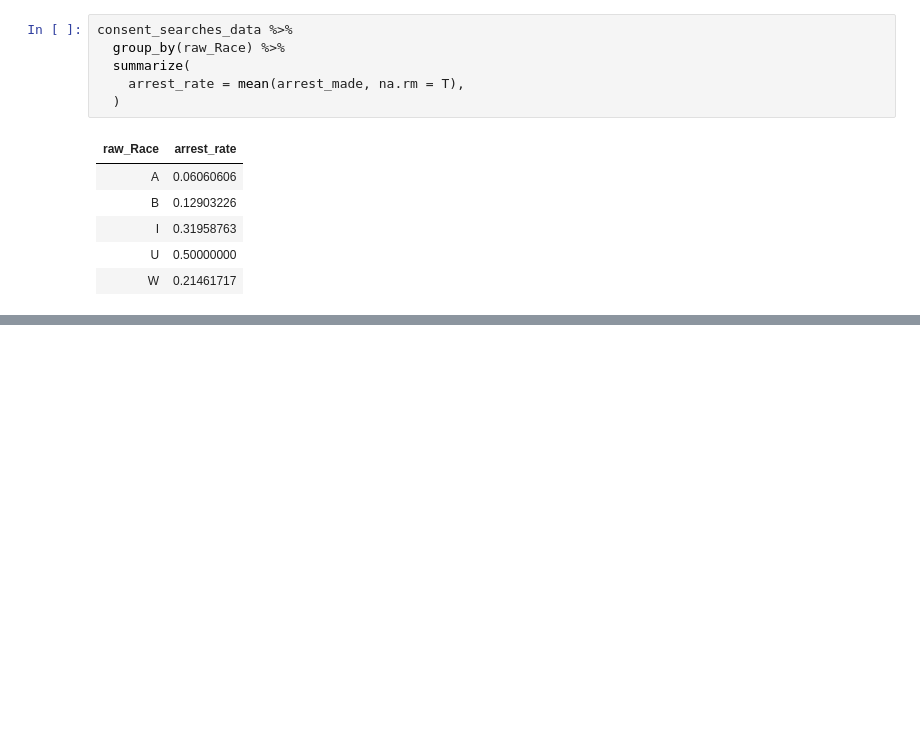
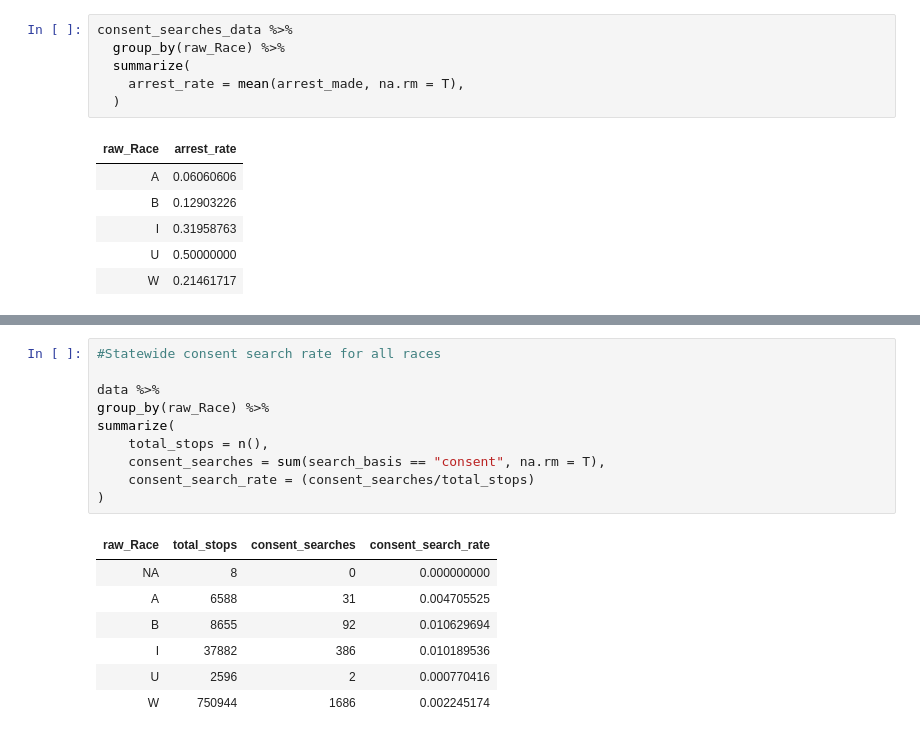
Before and after one commit to mattkiefer/biglocalpolicing, a Jupyter notebook: bulletproofing.ipynb, the cells around one changed output, grey strips where cells are left out. Drawn from its saved outputs; the diff is of its cells as text; blank space fills up the shorter version.

```diff
--- a/bulletproofing.ipynb
+++ b/bulletproofing.ipynb
@@ -346,0 +361,18 @@ consent_searches_data %>%
+# %%
+#Statewide consent search rate for all races
+
+data %>%
+group_by(raw_Race) %>%
+summarize(
+    total_stops = n(),
+    consent_searches = sum(search_basis == "consent", na.rm = T),
+    consent_search_rate = (consent_searches/total_stops)
+)
+# %% [output]
+| raw_Race | total_stops | consent_searches | consent_search_rate |
+| NA | 8 | 0 | 0.000000000 |
+| A | 6588 | 31 | 0.004705525 |
+| B | 8655 | 92 | 0.010629694 |
+| I | 37882 | 386 | 0.010189536 |
+| U | 2596 | 2 | 0.000770416 |
+| W | 750944 | 1686 | 0.002245174 |
```
Also changed, not shown: parts of 5 cells of this notebook.
